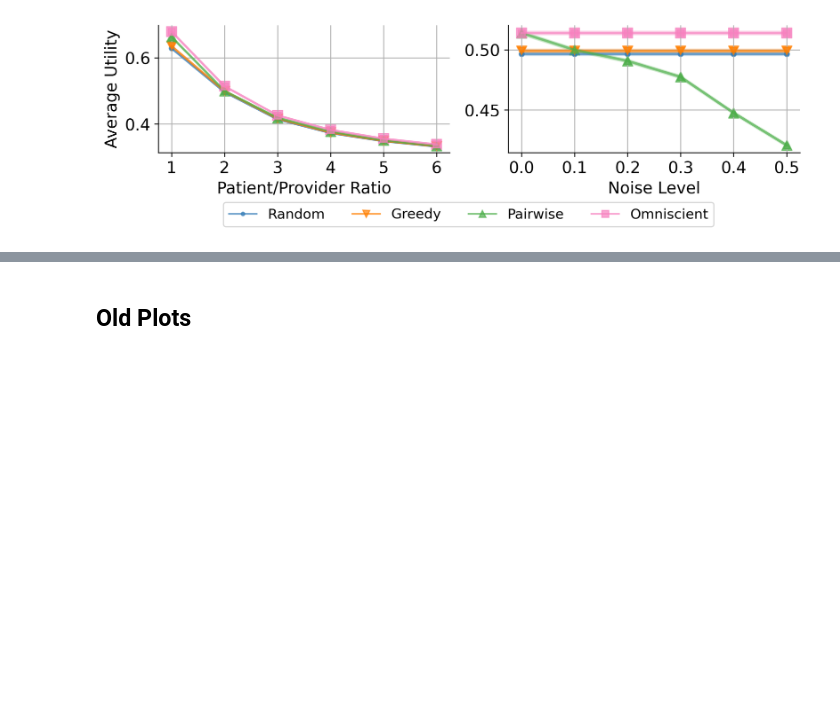
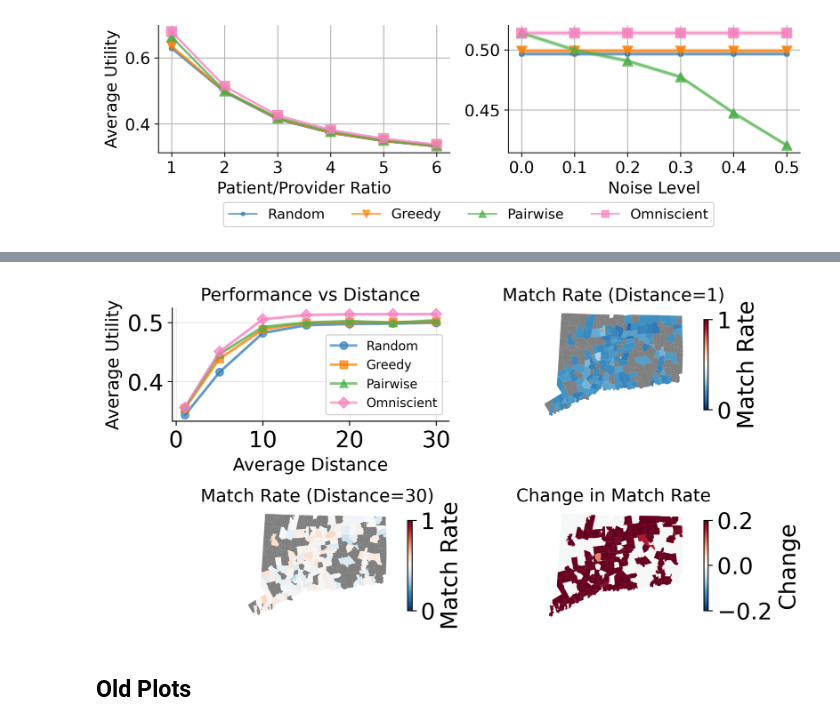
Before and after one commit to naveenr414/patient-provider, a Jupyter notebook: scripts/notebooks/Plotting.ipynb, the cells around one changed output, grey strips where cells are left out. Drawn from its saved outputs; the diff is of its cells as text; code cells hidden in the pictures; blank space fills up the shorter version.

```diff
--- a/scripts/notebooks/Plotting.ipynb
+++ b/scripts/notebooks/Plotting.ipynb
@@ -930,3 +1036,62 @@ plt.show()
+# %%
+fig, axes = plt.subplots(2, 2, figsize=(8, 4))
+
+# Plot 1: Performance Line Graph
+line_format = {
+    'color_palette': 'six_color',
+    'linewidth': 2,
+}
+
+x_values_distance = [average_distance_values for _ in methods]
+y_values_distance = [distance_avg_utilities[method] for method in methods]
+y_confidence_distance = [distance_avg_utilities_std[method] for method in methods]
+
+for i, method in enumerate(methods):
+    axes[0][0].plot(x_values_distance[i], y_values_distance[i], label=method_labels[i],
+                 linewidth=2, color=color_schemes['six_color'][i], marker=markers[i])
+    axes[0][0].fill_between(x_values_distance[i],
+                         np.array(y_values_distance[i]) - np.array(y_confidence_distance[i]),
+                         np.array(y_values_distance[i]) + np.array(y_confidence_distance[i]),
+                         alpha=0.2, color=color_schemes['six_color'][i])
+
+axes[0][0].set_xlabel("Average Distance", fontsize=14)
+axes[0][0].set_ylabel("Average Utility", fontsize=14)
+axes[0][0].set_title("Performance vs Distance", fontsize=14)
+axes[0][0].spines['top'].set_visible(False)
+axes[0][0].spines['right'].set_visible(False)
+axes[0][0].grid(True, alpha=0.3)
+axes[0][0].legend(fontsize=10, loc='best')
+
+# Colormap
+cmap_blue_red = mcolors.ListedColormap(["grey"] + plt.cm.RdBu_r(np.linspace(0, 1, 256)).tolist())
+cmap_change = plt.cm.RdYlGn  # Red=decrease, Green=increase
+
+# Plot 2: Distance=1
+ct_zipcodes.plot(column="match_rate_dist1", ax=axes[0][1], legend=True, cmap=cmap_blue_red,
+                 vmin=0, vmax=1, missing_kwds={"color": "lightgrey"},
+                 legend_kwds={'label': 'Match Rate', 'shrink': 0.8})
+axes[0][1].set_title("Match Rate (Distance=1)", fontsize=14)
+axes[0][1].axis('off')
+
+# Plot 3: Distance=30
+ct_zipcodes.plot(column="match_rate_dist30", ax=axes[1][0], legend=True, cmap=cmap_blue_red,
+                 vmin=0, vmax=1, missing_kwds={"color": "lightgrey"},
+                 legend_kwds={'label': 'Match Rate', 'shrink': 0.8})
+axes[1][0].set_title("Match Rate (Distance=30)", fontsize=14)
+axes[1][0].axis('off')
+
+# Plot 4: Change
+ct_zipcodes.plot(column="match_rate_change", ax=axes[1][1], legend=True, cmap=cmap_blue_red,
+                 vmin=-0.2, vmax=0.2, missing_kwds={"color": "lightgrey"},
+                 legend_kwds={'label': 'Change', 'shrink': 0.8})
+axes[1][1].set_title("Change in Match Rate", fontsize=14)
+axes[1][1].axis('off')
+
+plt.tight_layout()
+fig.savefig("../../results/figures/distance_analysis_combined.pdf", dpi=300, bbox_inches='tight')
+plt.show()
+# %% [output]
+[figure, added]
 # %% [markdown]
 ## Old Plots
 # %% [markdown]
```
Also changed, not shown: parts of 2 cells of this notebook, 15 other files.
